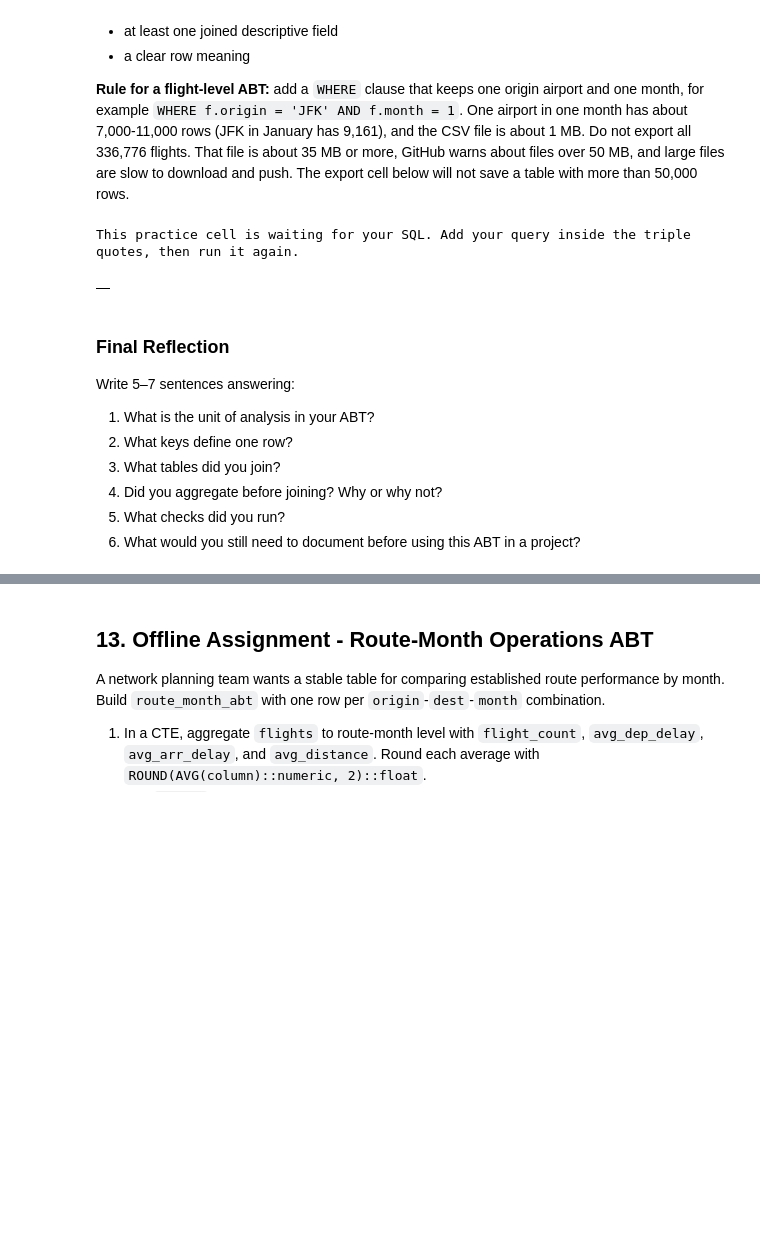
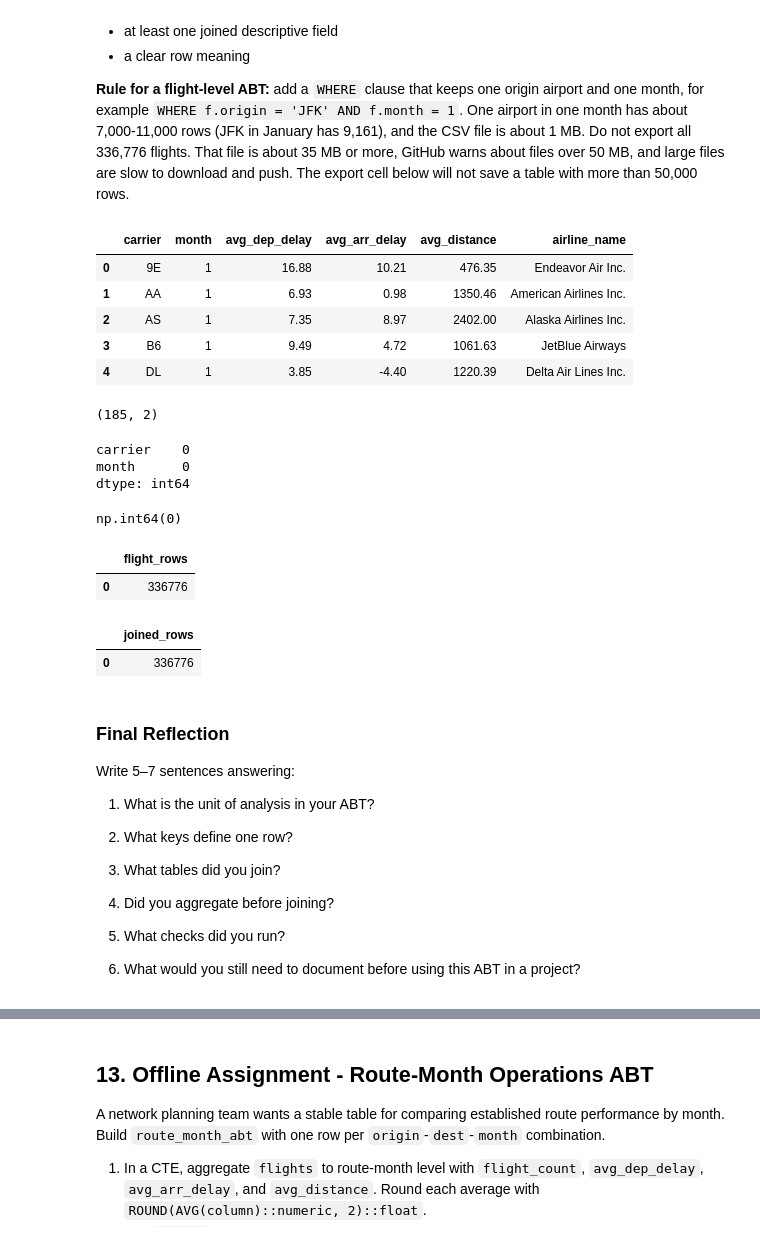
Before and after one commit to rubenruiz-gif/ban6003-week9-10-rubenruiz, a Jupyter notebook: notebooks/module10_sql_joins_abt_guided_lab.ipynb, the cells around one changed output, grey strips where cells are left out. Cells and saved outputs as stored; diff of their text form; code cells hidden in the pictures; blank space fills up the shorter version.

```diff
--- a/notebooks/module10_sql_joins_abt_guided_lab.ipynb
+++ b/notebooks/module10_sql_joins_abt_guided_lab.ipynb
@@ -886,35 +922,91 @@ Your ABT should include:
 # %%
 # Final Practice
 # Build your preliminary ABT here.
 
 query = '''
-
+WITH carrier_month AS (
+	SELECT carrier,
+	       month,
+           ROUND(AVG(dep_delay)::numeric, 2)::float AS avg_dep_delay,
+           ROUND(AVG(arr_delay)::numeric, 2)::float AS avg_arr_delay,
+           ROUND(AVG(distance)::numeric, 2)::float AS avg_distance
+	FROM flights
+    GROUP BY carrier, month
+)
+SELECT cm.*,
+       a.name AS airline_name
+FROM carrier_month AS cm
+LEFT JOIN airlines AS a
+    ON cm.carrier = a.carrier
+ORDER BY cm.month ASC, cm.carrier ASC;
 '''
 
 my_abt = run_query(query, engine)
 my_abt.head()
 # %% [output]
-This practice cell is waiting for your SQL. Add your query inside the triple quotes, then run it again.
-|  |
+|  | carrier | month | avg_dep_delay | avg_arr_delay | avg_distance | airline_name |
+| 0 | 9E | 1 | 16.88 | 10.21 | 476.35 | Endeavor Air Inc. |
+| 1 | AA | 1 | 6.93 | 0.98 | 1350.46 | American Airlines Inc. |
+| 2 | AS | 1 | 7.35 | 8.97 | 2402.00 | Alaska Airlines Inc. |
+| 3 | B6 | 1 | 9.49 | 4.72 | 1061.63 | JetBlue Airways |
+| 4 | DL | 1 | 3.85 | -4.40 | 1220.39 | Delta Air Lines Inc. |
 # %%
 # Final Practice check 1
 # Check the shape of your ABT.
+my_abt[["carrier","month"]].shape
+# %% [output]
+(185, 2)
 # %%
 # Final Practice check 2
 # Check missing values.
+my_abt[["carrier","month"]].isna().sum()
+# %% [output]
+carrier    0
+month      0
+dtype: int64
 # %%
 # Final Practice check 3
 # Check duplicate keys based on your chosen unit of analysis.
+my_abt[["carrier","month"]].duplicated().sum()
+# %% [output]
+np.int64(0)
+# %%
+#Check number of rows for LEFT JOIN matches the number of rows of the left table.
+query = '''
+SELECT COUNT(*) AS flight_rows
+FROM flights
+'''
+run_query(query, engine)
+# %% [output]
+|  | flight_rows |
+| 0 | 336776 |
+# %%
+query = '''
+SELECT COUNT(*) AS joined_rows
+FROM flights AS f
+LEFT JOIN airlines AS a
+    ON f.carrier = a.carrier;
+'''
+
+run_query(query, engine)
+# %% [output]
+|  | joined_rows |
+| 0 | 336776 |
 # %% [markdown]
 ### Final Reflection
 
 Write 5–7 sentences answering:
 
 1. What is the unit of analysis in your ABT?
+
 2. What keys define one row?
+
 3. What tables did you join?
-4. Did you aggregate before joining? Why or why not?
+
+4. Did you aggregate before joining?
+
 5. What checks did you run?
+
 6. What would you still need to document before using this ABT in a project?
 # %% [markdown]
 **Your reflection:**
```
Also changed, not shown: parts of 17 cells of this notebook, 3 other files.
